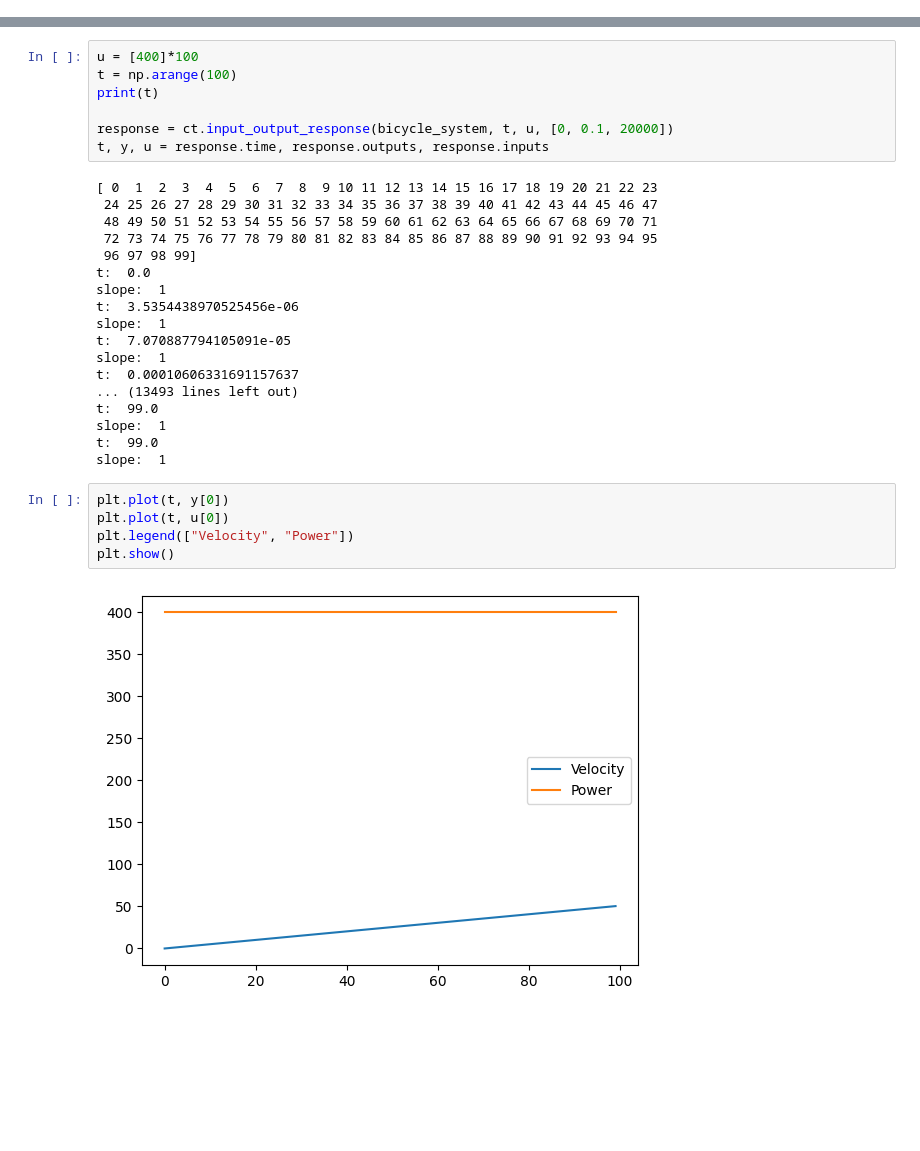
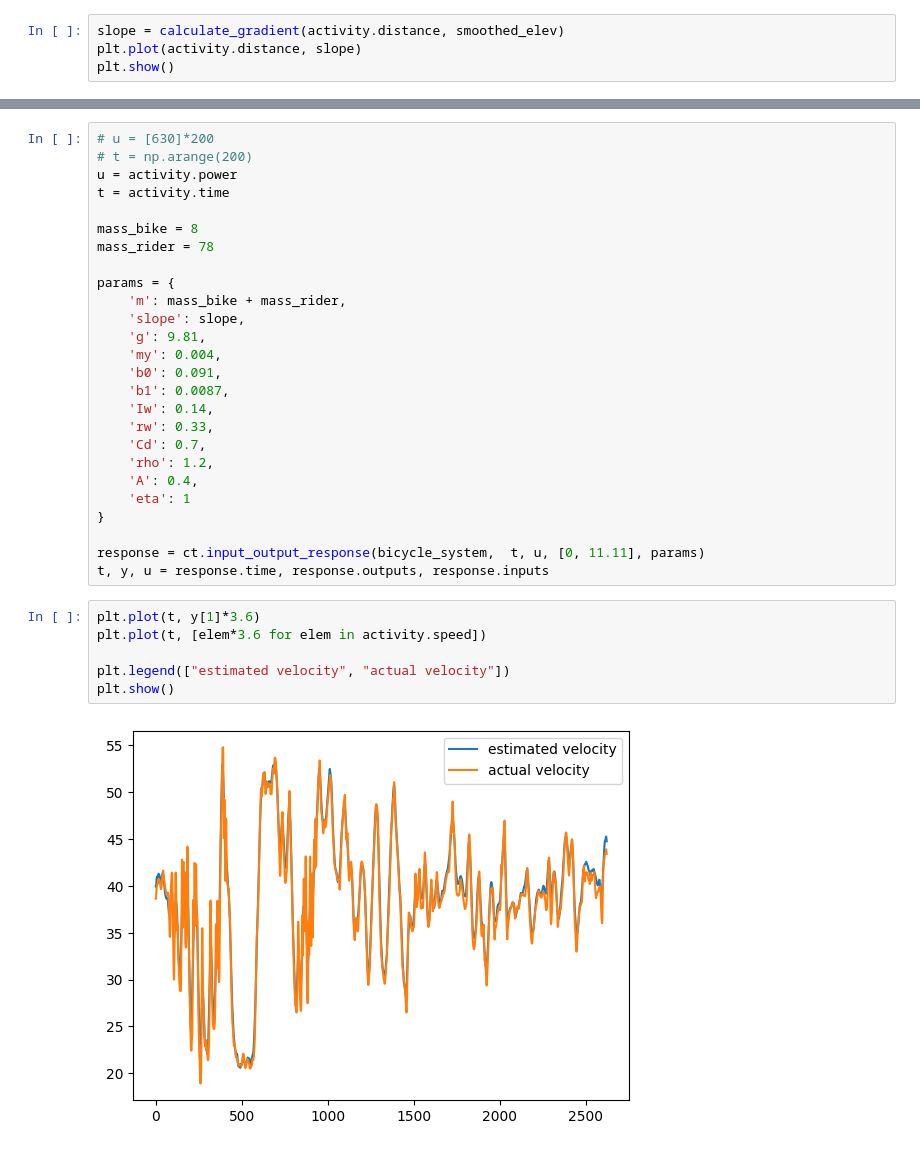
Before and after one commit to henrikub/Model-Based-Optimization-of-Pacing-Strategies-in-Road-Cycling, a Jupyter notebook: mechanical_model.ipynb, the cells around one changed output, grey strips where cells are left out. Cells and saved outputs as stored; diff of their text form; blank space fills up the shorter version.

```diff
--- a/mechanical_model.ipynb
+++ b/mechanical_model.ipynb
@@ -3,0 +28,4 @@ slope = [1]*100
+# %%
+slope = calculate_gradient(activity.distance, smoothed_elev)
+plt.plot(activity.distance, slope)
+plt.show()
@@ -71,32 +109,34 @@ bicycle_system = ct.NonlinearIOSystem(bicycle_update, bicycle_output, states=3,
-# %%
-u = [400]*100
-t = np.arange(100)
-print(t)
-
-response = ct.input_output_response(bicycle_system, t, u, [0, 0.1, 20000])
-t, y, u = response.time, response.outputs, response.inputs
-# %% [output]
-[ 0  1  2  3  4  5  6  7  8  9 10 11 12 13 14 15 16 17 18 19 20 21 22 23
- 24 25 26 27 28 29 30 31 32 33 34 35 36 37 38 39 40 41 42 43 44 45 46 47
- 48 49 50 51 52 53 54 55 56 57 58 59 60 61 62 63 64 65 66 67 68 69 70 71
- 72 73 74 75 76 77 78 79 80 81 82 83 84 85 86 87 88 89 90 91 92 93 94 95
- 96 97 98 99]
-t:  0.0
-slope:  1
-t:  3.5354438970525456e-06
-slope:  1
-t:  7.070887794105091e-05
-slope:  1
-t:  0.00010606331691157637
-... (13493 lines left out)
-t:  99.0
-slope:  1
-t:  99.0
-slope:  1
+# %%
+# u = [630]*200
+# t = np.arange(200)
+u = activity.power
+t = activity.time
+
+mass_bike = 8
+mass_rider = 78
+
+params = {
+    'm': mass_bike + mass_rider,
+    'slope': slope,
+    'g': 9.81,
+    'my': 0.004,
+    'b0': 0.091,
+    'b1': 0.0087,
+    'Iw': 0.14,
+    'rw': 0.33,
+    'Cd': 0.7,
+    'rho': 1.2,
+    'A': 0.4,
+    'eta': 1
+}
+
+response = ct.input_output_response(bicycle_system,  t, u, [0, 11.11], params)
+t, y, u = response.time, response.outputs, response.inputs
 # %%
-plt.plot(t, y[0])
-plt.plot(t, u[0])
-plt.legend(["Velocity", "Power"])
+plt.plot(t, y[1]*3.6)
+plt.plot(t, [elem*3.6 for elem in activity.speed])
+
+plt.legend(["estimated velocity", "actual velocity"])
 plt.show()
 # %% [output]
-[figure, old version]
+[figure, new version]
```
Also changed, not shown: parts of 10 cells of this notebook, 1 other file.
